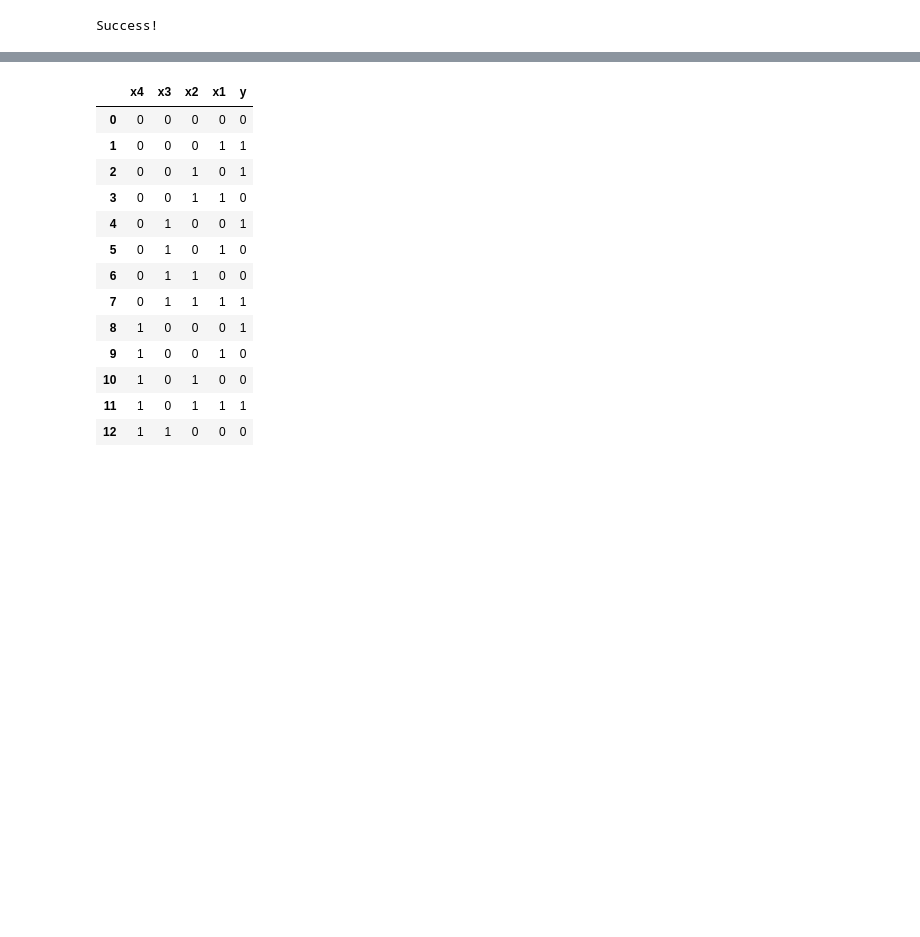
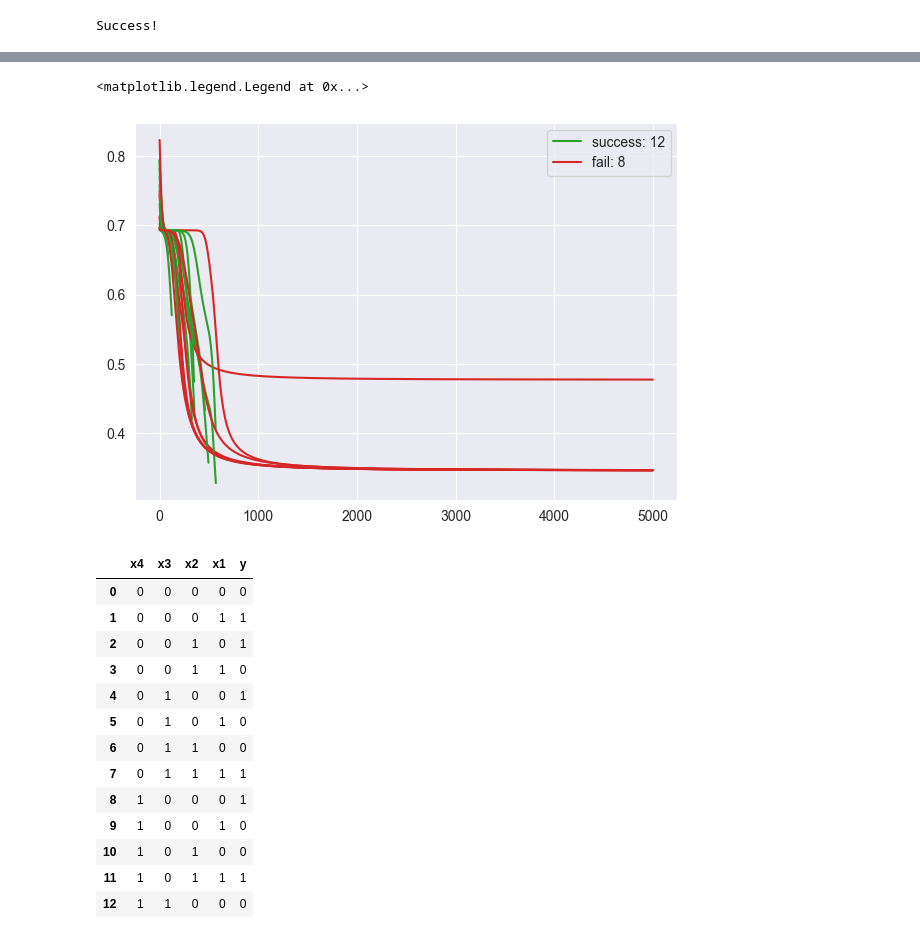
Before and after one commit to skolpin/neuro-boolean-research, a Jupyter notebook: incremental_synthesis.ipynb, the cells around one changed output, grey strips where cells are left out. Cells and saved outputs as stored; diff of their text form; code cells hidden in the pictures; blank space fills up the shorter version.

```diff
--- a/incremental_synthesis.ipynb
+++ b/incremental_synthesis.ipynb
@@ -324,8 +331,9 @@ Success!
 # %%
 %%time
 counter = {'success':0, 'fail':0}
+history_dict = {}
 
-for _ in tqdm(range(10)):
+for i in range(20):
 
     mlp = nn.Sequential(
         nn.Linear(n,2),
@@ -334,18 +342,23 @@ for _ in tqdm(range(10)):
         nn.Sigmoid()
     ).to(device)
 
-    nn.init.xavier_normal_(mlp[0].weight, 1.0)
-    nn.init.zeros_(mlp[0].bias)
-    nn.init.xavier_normal_(mlp[2].weight, 1.0)
-    nn.init.zeros_(mlp[2].bias)
+    # nn.init.xavier_normal_(mlp[0].weight, 1.0)
+    # nn.init.zeros_(mlp[0].bias)
+    # nn.init.xavier_normal_(mlp[2].weight, 1.0)
+    # nn.init.zeros_(mlp[2].bias)
 
 
-    train(mlp, X, y, device=device, epochs=5000, verbose=False)
+    history = train(mlp, X, y, device=device, epochs=5000, verbose=False)
 
-    if check(mlp, X, y, device=device)[0] is None:
+    result = {'history_loss': history}
+
+    if check(mlp, X, y, device=device, verbose=False)[0] is None:
         counter['success'] += 1
+        result['success'] = True
     else:
         counter['fail'] += 1
+        result['success'] = False
 
+    history_dict[i+1] = result
 print(counter)
 # %% [output]
@@ -365,3 +379,19 @@ Wall time: 24.3 s
+# %%
+from matplotlib.patches import Patch
+from matplotlib.lines import Line2D
+legend_elements = [Line2D([0], [0], color='tab:green', label=f"success: {counter['success']}"),
+                   Line2D([0], [0], color='tab:red', label=f"fail: {counter['fail']}")]
+
+
+plt.figure(figsize=(7, 5), dpi=100)
+for i in history_dict:
+    color = 'tab:green' if history_dict[i]['success'] else 'tab:red'
+    plt.plot(history_dict[i]['history_loss'], color=color)
+# plt.legend(['green','red'])
+plt.legend(handles=legend_elements)
+# %% [output]
+<matplotlib.legend.Legend at 0x...>
+[figure, added]
 # %%
 n = 4
 # set_random_seed(23) # just for get a complex random function
```
Also changed, not shown: parts of 7 cells of this notebook.
